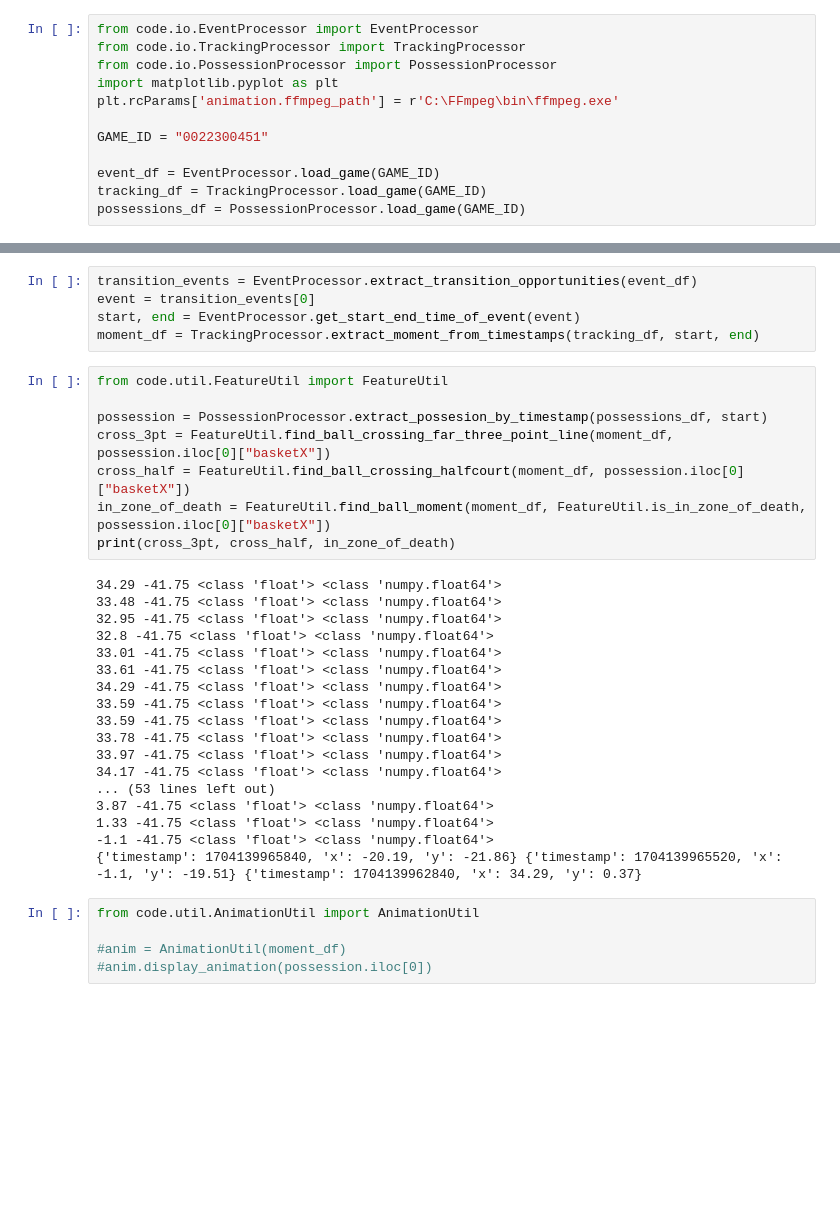
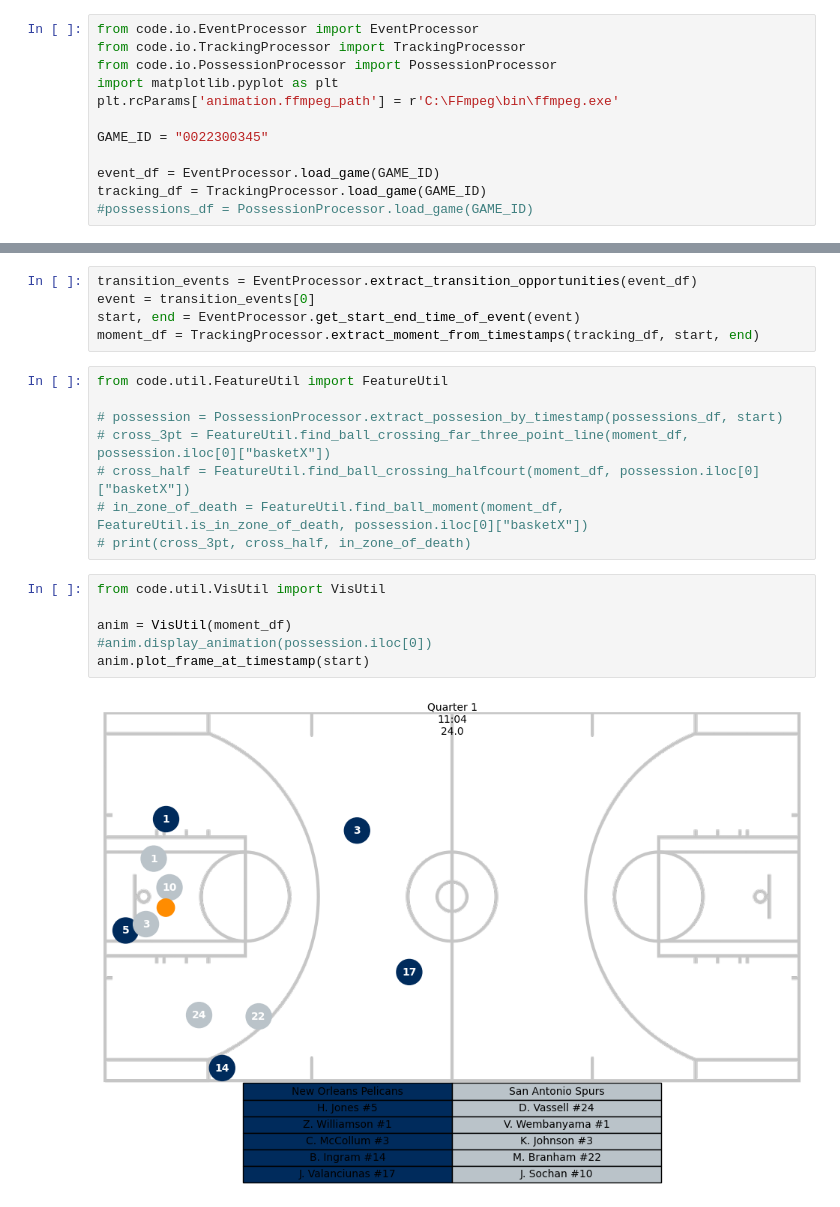
Before and after one commit to dkStephanos/TrueImpactShotCharts, a Jupyter notebook: create_shot_charts.ipynb, the cells around one changed output, grey strips where cells are left out. Drawn from its saved outputs; the diff is of its cells as text; blank space fills up the shorter version.

```diff
--- a/create_shot_charts.ipynb
+++ b/create_shot_charts.ipynb
@@ -5,11 +5,11 @@ from code.io.PossessionProcessor import PossessionProcessor
 import matplotlib.pyplot as plt
 plt.rcParams['animation.ffmpeg_path'] = r'C:\FFmpeg\bin\ffmpeg.exe'
 
-GAME_ID = "0022300451"
+GAME_ID = "0022300345"
 
 event_df = EventProcessor.load_game(GAME_ID)
 tracking_df = TrackingProcessor.load_game(GAME_ID)
-possessions_df = PossessionProcessor.load_game(GAME_ID)
+#possessions_df = PossessionProcessor.load_game(GAME_ID)
 # %%
 from code.util.StatsUtil import StatsUtil
 
@@ -26,31 +24,16 @@ moment_df = TrackingProcessor.extract_moment_from_timestamps(tracking_df, start,
 # %%
 from code.util.FeatureUtil import FeatureUtil
 
-possession = PossessionProcessor.extract_possesion_by_timestamp(possessions_df, start)
-cross_3pt = FeatureUtil.find_ball_crossing_far_three_point_line(moment_df, possession.iloc[0]["basketX"])
-cross_half = FeatureUtil.find_ball_crossing_halfcourt(moment_df, possession.iloc[0]["basketX"])
-in_zone_of_death = FeatureUtil.find_ball_moment(moment_df, FeatureUtil.is_in_zone_of_death, possession.iloc[0]["basketX"])
-print(cross_3pt, cross_half, in_zone_of_death)
+# possession = PossessionProcessor.extract_possesion_by_timestamp(possessions_df, start)
+# cross_3pt = FeatureUtil.find_ball_crossing_far_three_point_line(moment_df, possession.iloc[0]["basketX"])
+# cross_half = FeatureUtil.find_ball_crossing_halfcourt(moment_df, possession.iloc[0]["basketX"])
+# in_zone_of_death = FeatureUtil.find_ball_moment(moment_df, FeatureUtil.is_in_zone_of_death, possession.iloc[0]["basketX"])
+# print(cross_3pt, cross_half, in_zone_of_death)
-# %% [output]
-34.29 -41.75 <class 'float'> <class 'numpy.float64'>
-33.48 -41.75 <class 'float'> <class 'numpy.float64'>
-32.95 -41.75 <class 'float'> <class 'numpy.float64'>
-32.8 -41.75 <class 'float'> <class 'numpy.float64'>
-33.01 -41.75 <class 'float'> <class 'numpy.float64'>
-33.61 -41.75 <class 'float'> <class 'numpy.float64'>
-34.29 -41.75 <class 'float'> <class 'numpy.float64'>
-33.59 -41.75 <class 'float'> <class 'numpy.float64'>
-33.59 -41.75 <class 'float'> <class 'numpy.float64'>
-33.78 -41.75 <class 'float'> <class 'numpy.float64'>
-33.97 -41.75 <class 'float'> <class 'numpy.float64'>
-34.17 -41.75 <class 'float'> <class 'numpy.float64'>
-... (53 lines left out)
-3.87 -41.75 <class 'float'> <class 'numpy.float64'>
-1.33 -41.75 <class 'float'> <class 'numpy.float64'>
--1.1 -41.75 <class 'float'> <class 'numpy.float64'>
-{'timestamp': 1704139965840, 'x': -20.19, 'y': -21.86} {'timestamp': 1704139965520, 'x': -1.1, 'y': -19.51} {'timestamp': 1704139962840, 'x': 34.29, 'y': 0.37}
 # %%
-from code.util.AnimationUtil import AnimationUtil
+from code.util.VisUtil import VisUtil
 
-#anim = AnimationUtil(moment_df)
+anim = VisUtil(moment_df)
 #anim.display_animation(possession.iloc[0])
+anim.plot_frame_at_timestamp(start)
+# %% [output]
+[figure, added]
```
Also changed, not shown: parts of 1 cell of this notebook, 1 other file.
